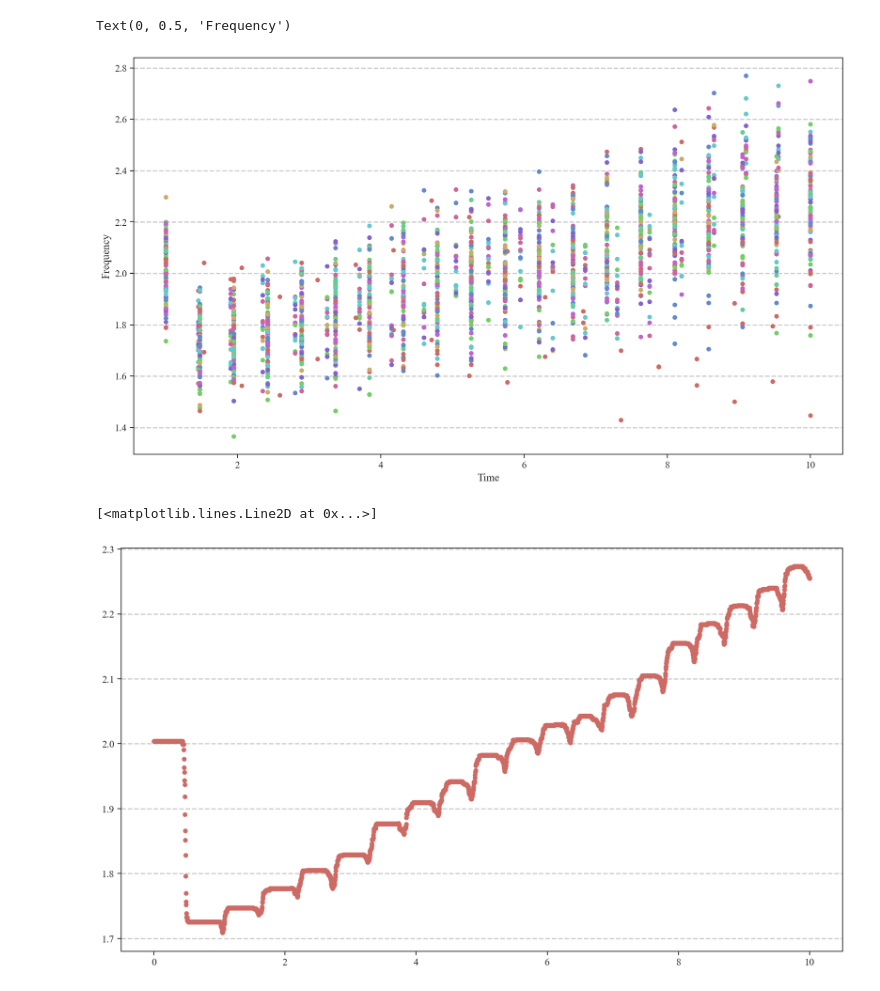
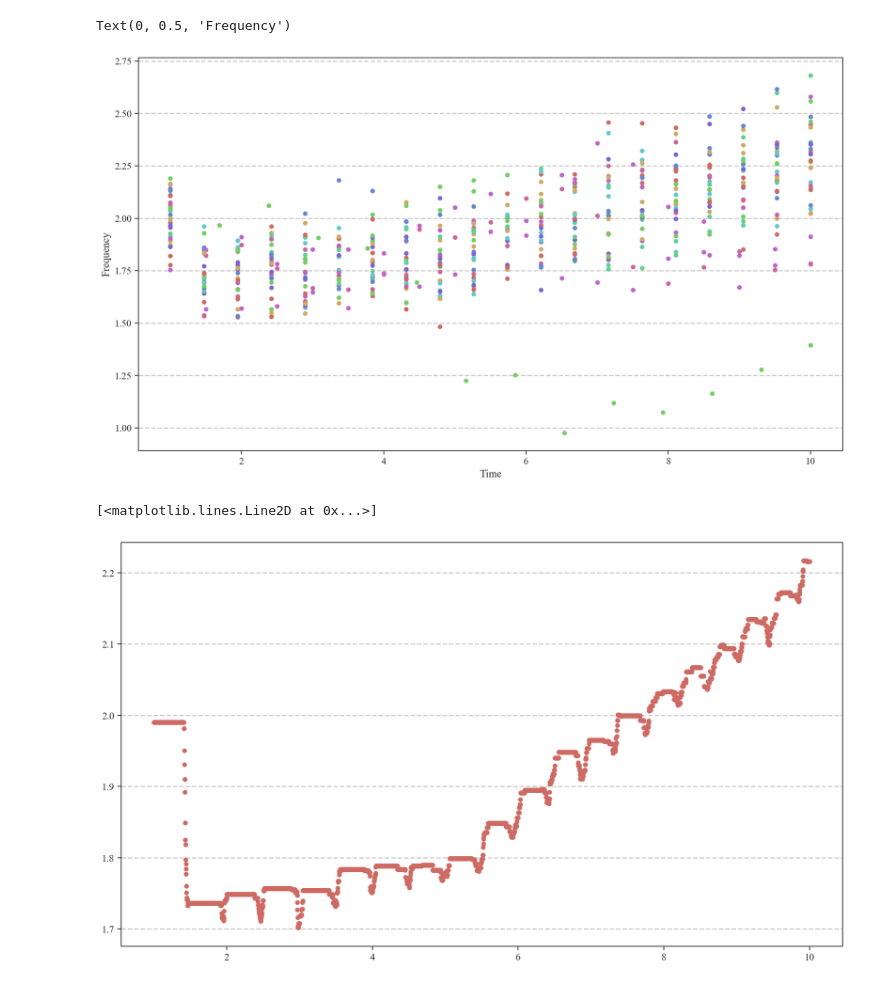
Before and after one commit to nielsdavidsen/Bachelor_2024, a Jupyter notebook: simulation_start.ipynb, the cells around one changed output. Drawn from its saved outputs; the diff is of its cells as text; code cells hidden in the pictures.

```diff
--- a/simulation_start.ipynb
+++ b/simulation_start.ipynb
@@ -59,6 +59,7 @@ def sim2(x_init, w_init, t_clap_init, dt, tmax, sig=0.1, eps=0.1):
     w_save = [[] for i in range(N)]
     t_save = [[] for i in range(N)]
     avg_save = []
+    n_clap = 0
 
     for entry in range(len(w_save)):
         w_save[entry].append(w[entry])
@@ -82,6 +83,7 @@ def sim2(x_init, w_init, t_clap_init, dt, tmax, sig=0.1, eps=0.1):
 
                 w_save[i].append(w[i])
                 t_save[i].append(t_clap[i])
+                n_clap += 1
 
                 # Update all other x
                 for j in range(len(x)):
@@ -95,9 +97,9 @@ def sim2(x_init, w_init, t_clap_init, dt, tmax, sig=0.1, eps=0.1):
         if int(t % (dt*10)) == 0:
             avg_save.append(np.mean(w))
 
-    return w_save, t_save, x0_save, avg_save
+    return w_save, t_save, x0_save, avg_save, n_clap
 # %%
-N = 100
+N = 30
 w_init = np.random.normal(2, 0.1, N)
 x_list = np.zeros(N)
 t_clap = np.zeros(N)
@@ -105,5 +107,6 @@ t_clap = np.zeros(N)
 dt = 0.0025
 t_max = 10
 
-w_save, t_save, x0_list, avg_save = sim2(x_list, w_init, t_clap, dt, t_max, sig=0.1, eps=0.1)
+w_save, t_save, x0_list, avg_save, n_clap = sim2(x_list, w_init, t_clap, dt, t_max, sig=0.1, eps=0.1)
+print(n_clap)
 # %% [output]
@@ -135,10 +139,10 @@ plt.ylabel('Frequency')
 #plt.legend()
 # %% [output]
 Text(0, 0.5, 'Frequency')
-[figure, old version]
+[figure, new version]
 # %%
-x1 = np.linspace(0,t_max, len(avg_save))
+x1 = np.linspace(1,t_max, len(avg_save))
 plt.plot(x1, avg_save, 'o', label='Average')
 # %% [output]
 [<matplotlib.lines.Line2D at 0x...>]
-[figure, old version]
+[figure, new version]
```
Also changed, not shown: parts of 2 cells of this notebook, 2 other files.
